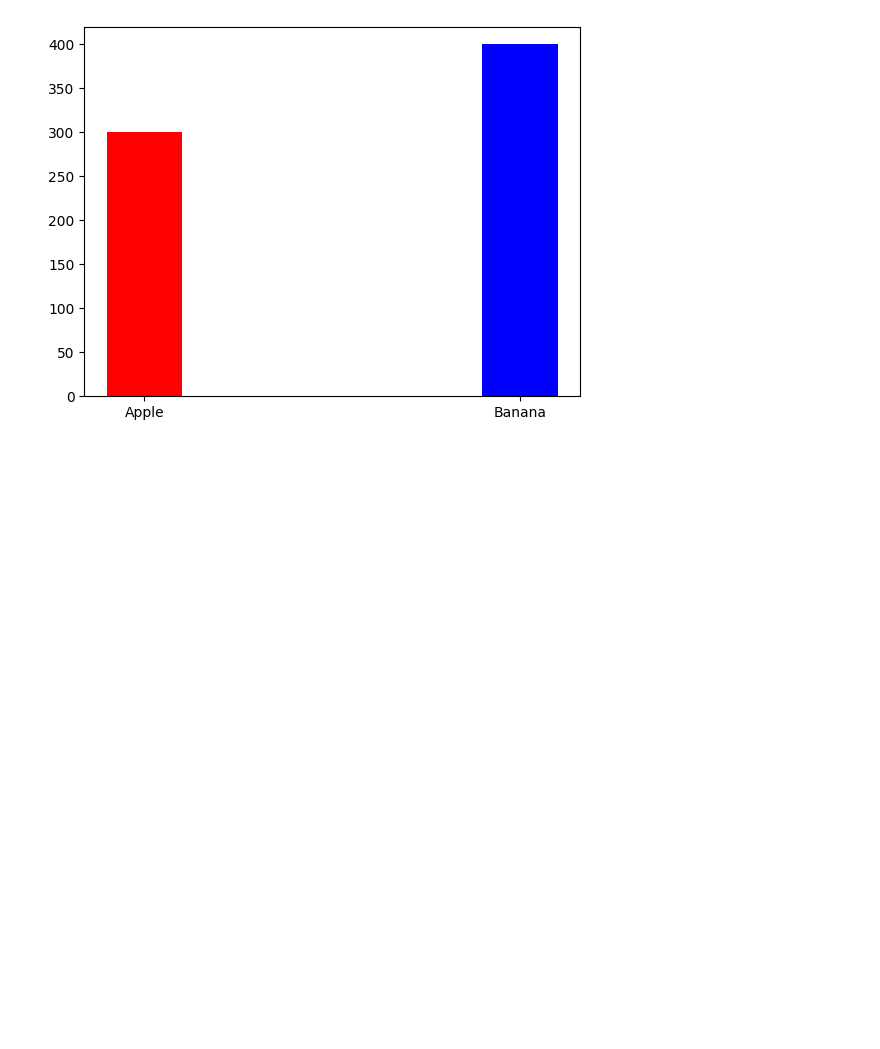
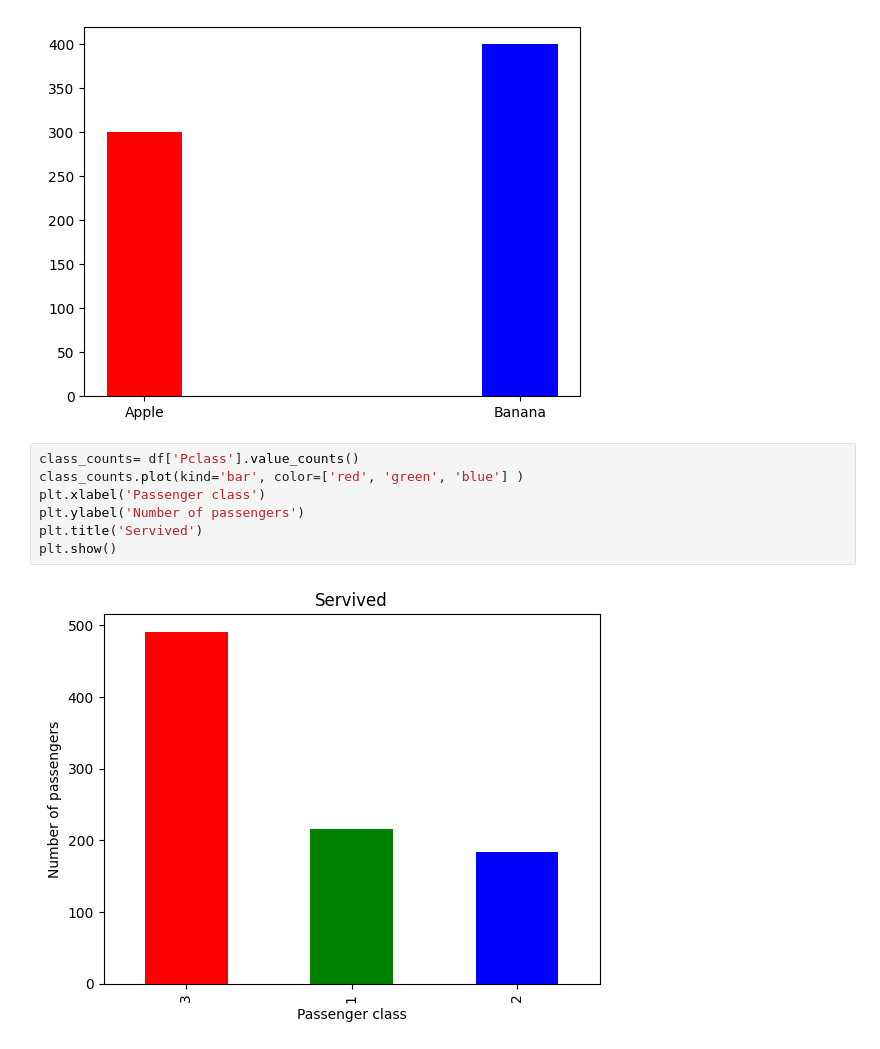
Before and after one commit to TouseefDataScientist/Machine-learning, a Jupyter notebook: satti.ipynb, the cells around one changed output. Cells and saved outputs as stored; diff of their text form; blank space fills up the shorter version.

```diff
--- a/satti.ipynb
+++ b/satti.ipynb
@@ -145,3 +132,12 @@ plt.bar(c,d, color=col, width=0.2)
 # %% [output]
 <BarContainer object of 2 artists>
 [figure]
+# %%
+class_counts= df['Pclass'].value_counts()
+class_counts.plot(kind='bar', color=['red', 'green', 'blue'] )
+plt.xlabel('Passenger class')
+plt.ylabel('Number of passengers')
+plt.title('Servived')
+plt.show()
+# %% [output]
+[figure, added]
```
Also changed, not shown: parts of 10 cells of this notebook.
